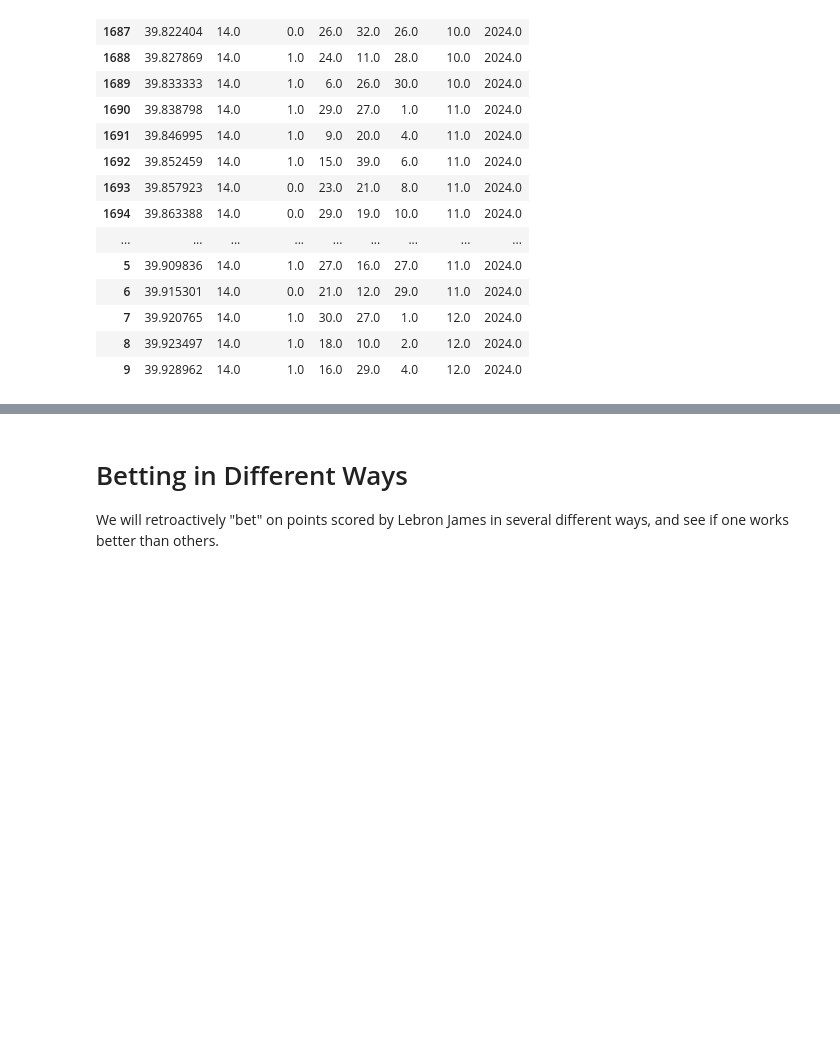
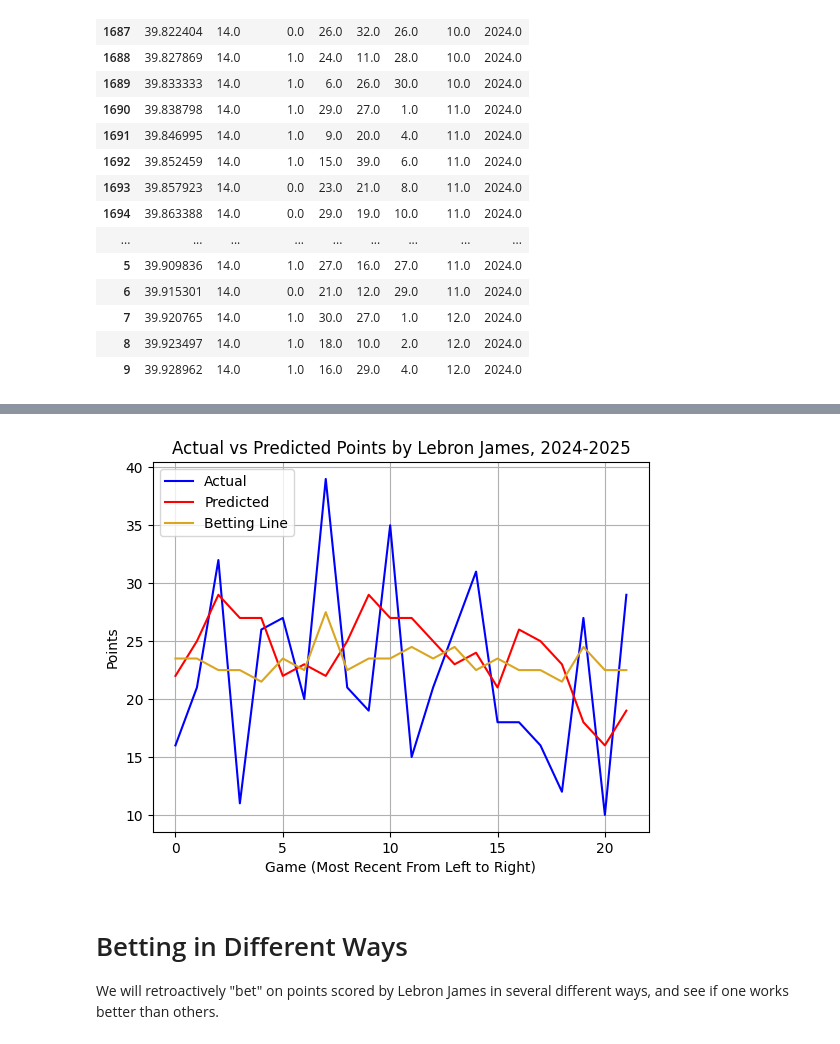
Before and after one commit to jwu04/LSTM-Project, a Jupyter notebook: LSTM.ipynb, the cells around one changed output, grey strips where cells are left out. Cells and saved outputs as stored; diff of their text form; code cells hidden in the pictures; blank space fills up the shorter version.

```diff
--- a/LSTM.ipynb
+++ b/LSTM.ipynb
@@ -429,6 +430,22 @@ array([[20.],
 # %%
 bettinglinesdf = pd.read_csv("Betting_Lines_2024_2025")
 bettinglines = np.array(bettinglinesdf["Line"])
+# %%
+predictions_combined = predictions[-window-2:] + predictionstemp
+y_combined = np.array(data2024["PTS"])
+plt.plot(y_combined, label='Actual', color='blue')
+plt.plot(predictions_combined, label='Predicted', color='red')
+plt.plot(bettinglines, label='Betting Line', color='goldenrod')
+
+plt.title('Actual vs Predicted Points by Lebron James, 2024-2025')
+plt.xlabel('Game (Most Recent From Left to Right)')
+plt.ylabel('Points')
+plt.legend(loc='upper left')
+plt.grid(True)
+
+plt.show()
+# %% [output]
+[figure, added]
 # %% [markdown]
 # Betting in Different Ways
 We will retroactively "bet" on points scored by Lebron James in several different ways, and see if one works better than others.
```
Also changed, not shown: parts of 9 cells of this notebook.
